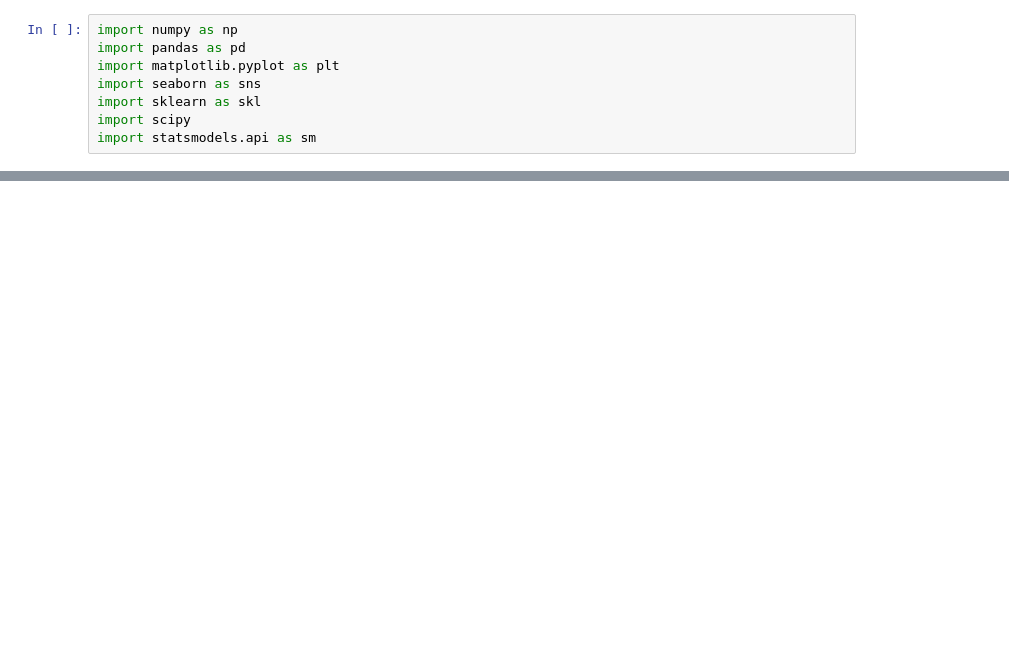
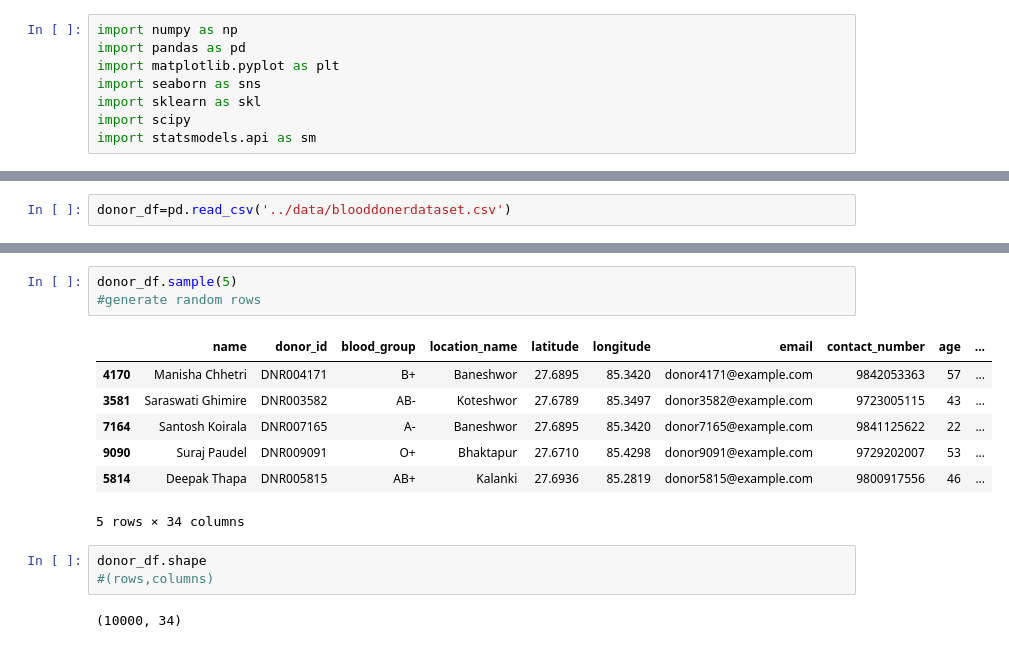
Before and after one commit to AnupCh37/BloodFinderAnalysis, a Jupyter notebook: notebooks/01_data_overview_cleaning.ipynb, the cells around one changed output, grey strips where cells are left out. Drawn from its saved outputs; the diff is of its cells as text; blank space fills up the shorter version.

```diff
--- a/notebooks/01_data_overview_cleaning.ipynb
+++ b/notebooks/01_data_overview_cleaning.ipynb
@@ -152,0 +9,2 @@ doner_df.T
+# %%
+donor_df=pd.read_csv('../data/blooddonerdataset.csv')
@@ -152,0 +35,16 @@ doner_df.T
+# %%
+donor_df.sample(5)
+#generate random rows
+# %% [output]
+|  | name | donor_id | blood_group | location_name | latitude | longitude | email | contact_number | age | ... |
+| 4170 | Manisha Chhetri | DNR004171 | B+ | Baneshwor | 27.6895 | 85.3420 | donor4171@example.com | 9842053363 | 57 | ... |
+| 3581 | Saraswati Ghimire | DNR003582 | AB- | Koteshwor | 27.6789 | 85.3497 | donor3582@example.com | 9723005115 | 43 | ... |
+| 7164 | Santosh Koirala | DNR007165 | A- | Baneshwor | 27.6895 | 85.3420 | donor7165@example.com | 9841125622 | 22 | ... |
+| 9090 | Suraj Paudel | DNR009091 | O+ | Bhaktapur | 27.6710 | 85.4298 | donor9091@example.com | 9729202007 | 53 | ... |
+| 5814 | Deepak Thapa | DNR005815 | AB+ | Kalanki | 27.6936 | 85.2819 | donor5815@example.com | 9800917556 | 46 | ... |
+5 rows × 34 columns
+# %%
+donor_df.shape
+#(rows,columns)
+# %% [output]
+(10000, 34)
```
Also changed, not shown: parts of 36 cells of this notebook.
